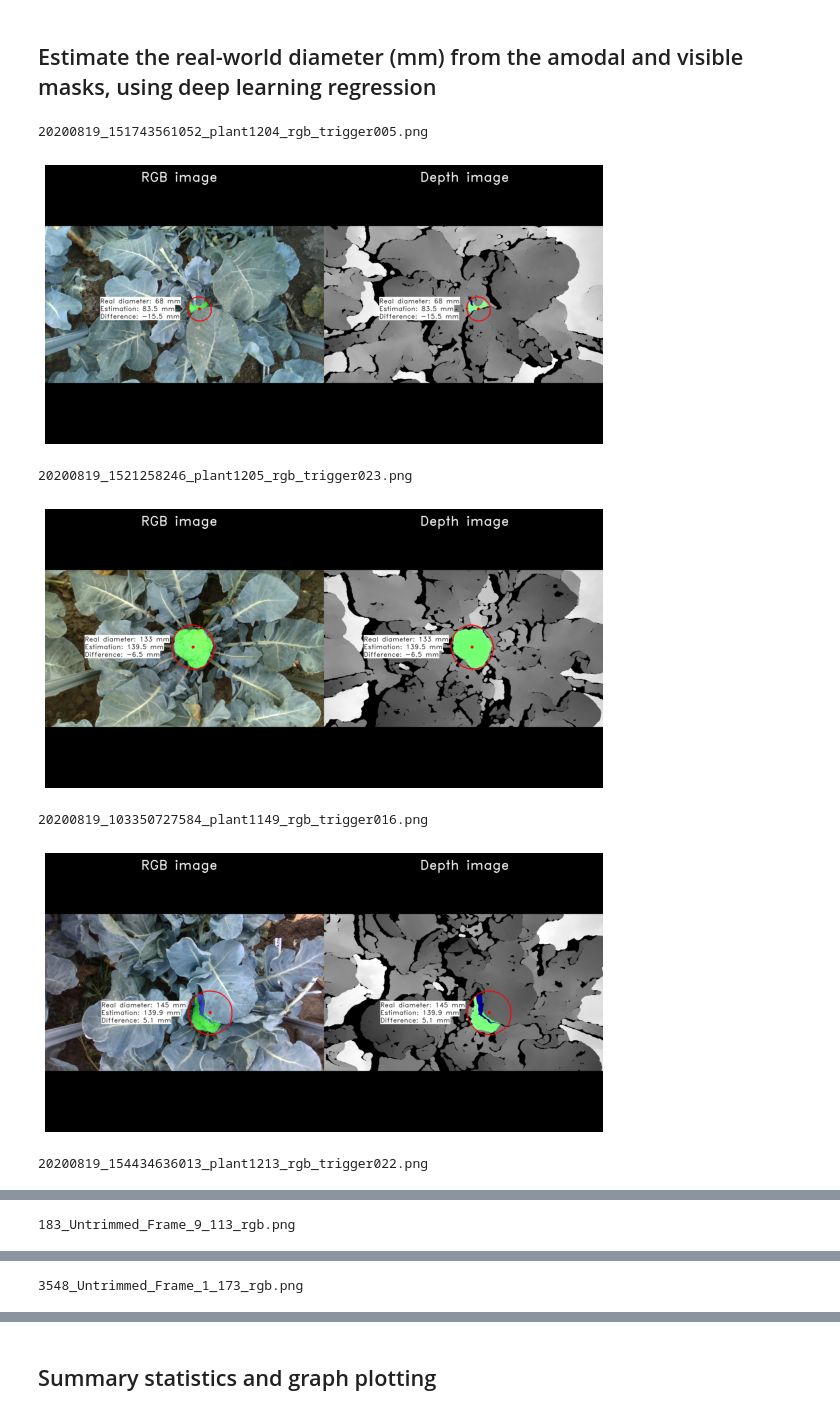
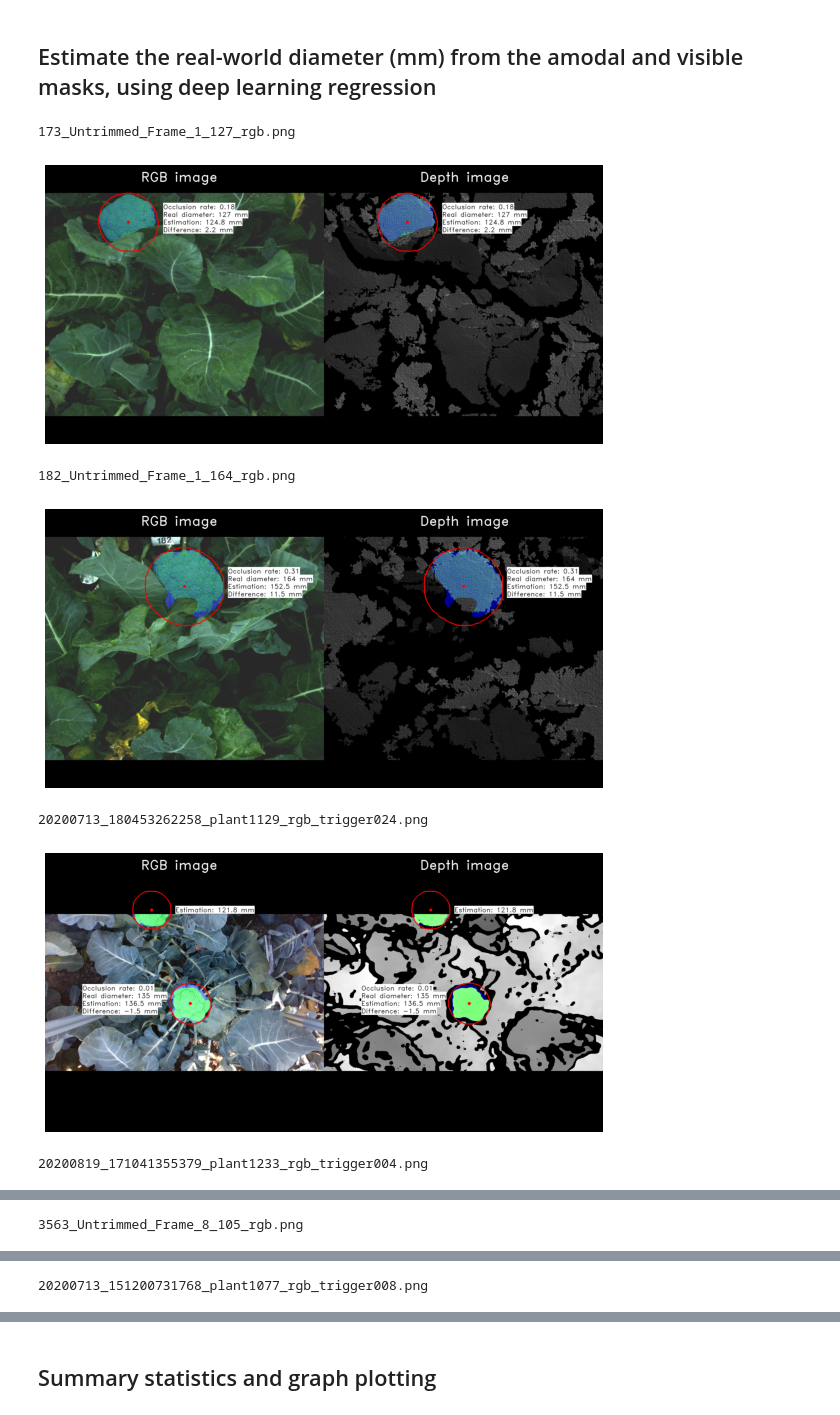
Before and after one commit to pieterblok/sizecnn, a Jupyter notebook: Diameter_regression_AmodalVisibleMasks.ipynb, the cells around one changed output, grey strips where cells are left out. Saved outputs shown, nothing was run; the diff lists cells and outputs as text; code cells hidden in the pictures.

```diff
--- a/Diameter_regression_AmodalVisibleMasks.ipynb
+++ b/Diameter_regression_AmodalVisibleMasks.ipynb
@@ -142,7 +142,7 @@ def run_dl_regression(model, device, image):
 ## Estimate the real-world diameter (mm) from the amodal and visible masks, using deep learning regression
 # %%
 # User input needed (directory, file locations, etc):
-analysis_name = "amodal_mrcnn_with_dlregression"
+analysis_name = "orcnn_with_dlregression"
 xyzimgdir = "./datasets/train_val_test_files/regression/test"
 gtfile = "./datasets/train_val_test_files/groundtruth_measurements_broccoli.ods" ## comment out if there is no ground truth file (also restart the kernel)
 # %%
@@ -160,7 +160,7 @@ except:
 csv_name = 'broccoli_diameter_' + analysis_name + '.csv'
 with open(os.path.join(writedir, csv_name), 'w', newline='') as csvfile:
     csvwriter = csv.writer(csvfile, delimiter=',',quotechar='|', quoting=csv.QUOTE_MINIMAL)
-    csvwriter.writerow(['image_id', 'real-world diameter (mm)', 'diameter estimation (mm)', 'difference in diameter (mm)', 'visible pixel ratio'])
+    csvwriter.writerow(['image_id', 'real-world diameter (mm)', 'diameter estimation (mm)', 'difference in diameter (mm)', 'occlusion rate', 'image analysis time (s)'])
 
 diffs = []
 vprs = []
@@ -262,6 +262,7 @@ for i in tqdm(range(len(dataset_dicts_test))):
                     x_center_gt = gt_data[3]
                     y_center_gt = gt_data[4]
                     visible_pixel_ratio = float(gt_data[5])
+                    occlusion_rate = float(1-visible_pixel_ratio)
                     coordinates_broccoli_gt = (x_center_gt, y_center_gt)
 
 
@@ -286,39 +287,39 @@ for i in tqdm(range(len(dataset_dicts_test))):
         cYs = []
         idx = []
         diameter = np.nan
 
 
     # Store the randomly selected images in an array
     if i in ids_visualize:
-        img_output, zimg_output = visualize.visualize_results(img, zimg, boxes, visible_masks, amodal_masks, np.array([]), np.array([]), cXs, cYs, diameters_pixel, diameters_mm, idx, str(real_diameter))
+        img_output, zimg_output = visualize.visualize_results(img, zimg, boxes, visible_masks, amodal_masks, np.array([]), np.array([]), cXs, cYs, diameters_pixel, diameters_mm, idx, str(real_diameter), occlusion_rate)
         img_mosaic = np.hstack((img_output, zimg_output))
 
         random_imagenames.append(basename)
         random_images.append(img_mosaic)
 
 
     # Store the results
     if gt_data_present:
         with open(os.path.join(writedir, csv_name), 'a', newline='') as csvfile:
             csvwriter = csv.writer(csvfile, delimiter=',',quotechar='|', quoting=csv.QUOTE_MINIMAL)
-            csvwriter.writerow([xyzimgname, round(real_diameter, 1), round(diameter, 1), round(np.subtract(real_diameter, diameter), 1), visible_pixel_ratio])
+            csvwriter.writerow([xyzimgname, round(real_diameter, 1), round(diameter, 1), round(np.subtract(real_diameter, diameter), 1), round(occlusion_rate, 3), round(elapsed_time, 3)])
 
         diffs.append(float(np.subtract(real_diameter, diameter)))
         vprs.append(float(visible_pixel_ratio))
         gtsizes.append(float(real_diameter))
 
 
 # Visualize the results
 for j in range(len(random_images)):
     image_name = random_imagenames[j]
     print(image_name)
     image = random_images[j]
     imshow(image)
 # %% [output]
-20200819_151743561052_plant1204_rgb_trigger005.png
+173_Untrimmed_Frame_1_127_rgb.png
-[figure, old version]
+[figure, new version]
-20200819_1521258246_plant1205_rgb_trigger023.png
+182_Untrimmed_Frame_1_164_rgb.png
-[figure, old version]
+[figure, new version]
-20200819_103350727584_plant1149_rgb_trigger016.png
+20200713_180453262258_plant1129_rgb_trigger024.png
-[figure, old version]
+[figure, new version]
-20200819_154434636013_plant1213_rgb_trigger022.png
+20200819_171041355379_plant1233_rgb_trigger004.png
@@ -326 +327 @@ for j in range(len(random_images)):
-183_Untrimmed_Frame_9_113_rgb.png
+3563_Untrimmed_Frame_8_105_rgb.png
@@ -328 +329 @@ for j in range(len(random_images)):
-3548_Untrimmed_Frame_1_173_rgb.png
+20200713_151200731768_plant1077_rgb_trigger008.png
```
Also changed, not shown: parts of 3 cells of this notebook, 4 other files.
